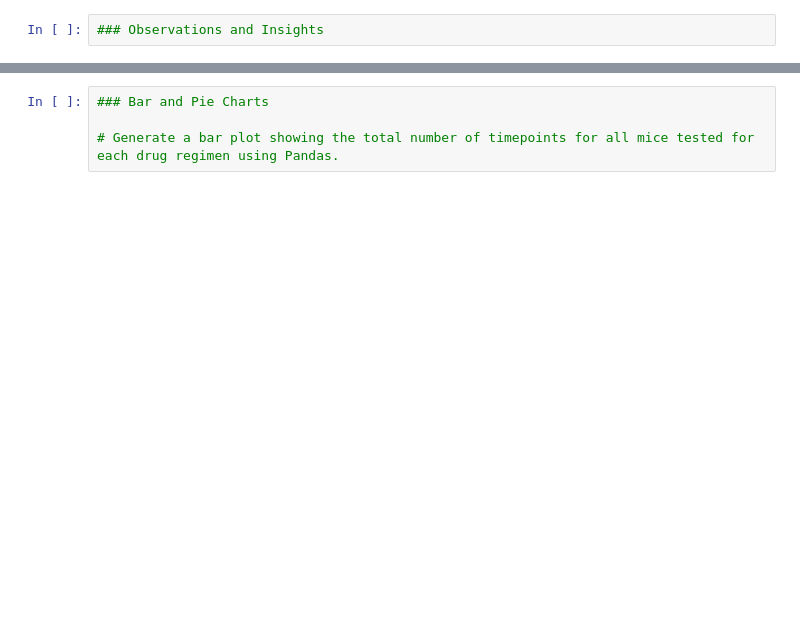
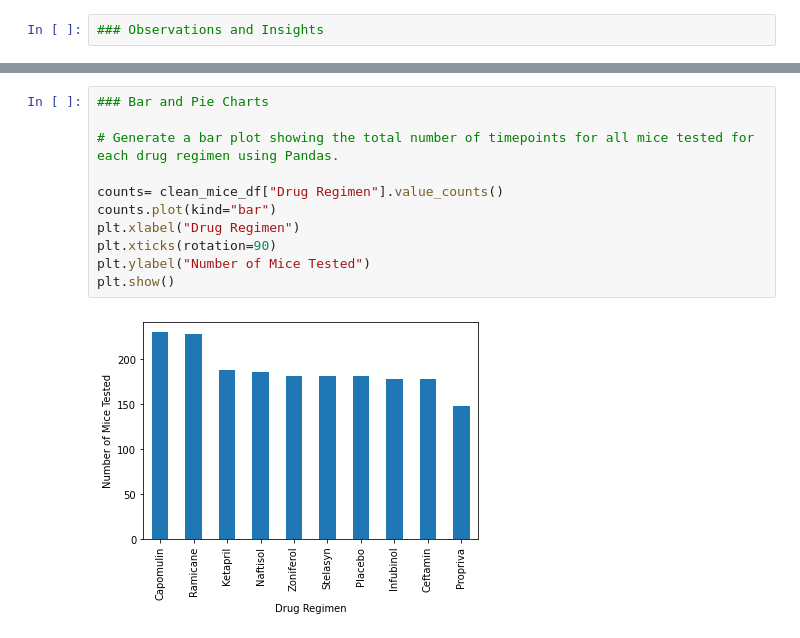
Before and after one commit to mchrzanowski27/matplotlib-challenge, a Jupyter notebook: main.py.ipynb, the cells around one changed output, grey strips where cells are left out. Cells and saved outputs as stored; diff of their text form; blank space fills up the shorter version.

```diff
--- a/main.py.ipynb
+++ b/main.py.ipynb
@@ -382,6 +140,15 @@ tumor_summary
 # %%
 ### Bar and Pie Charts
 
 # Generate a bar plot showing the total number of timepoints for all mice tested for each drug regimen using Pandas.
+
+counts= clean_mice_df["Drug Regimen"].value_counts()
+counts.plot(kind="bar")
+plt.xlabel("Drug Regimen")
+plt.xticks(rotation=90)
+plt.ylabel("Number of Mice Tested")
+plt.show()
+# %% [output]
+[figure, added]
 # %%
 # Generate a bar plot showing the total number of timepoints for all mice tested for each drug regimen using pyplot.
```
Also changed, not shown: parts of 32 cells of this notebook.
